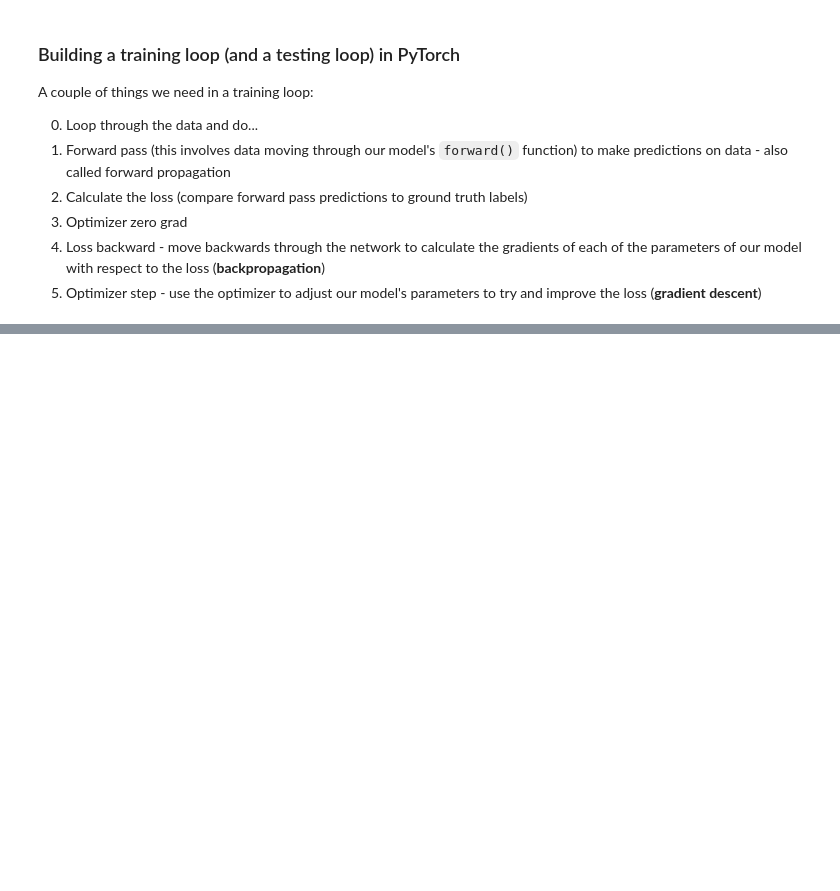
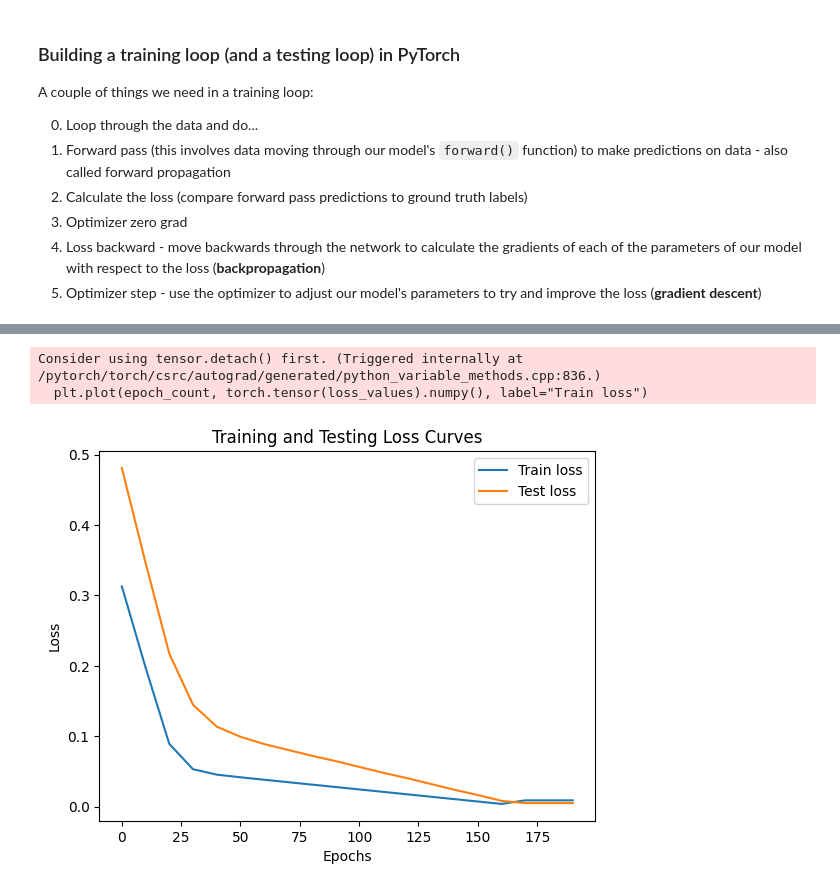
Before and after one commit to Jayden-Trading/PyTorch-Deep-Learning, a Jupyter notebook: 01_pytorch_workflow_video.ipynb, the cells around one changed output, grey strips where cells are left out. Saved outputs shown, nothing was run; the diff lists cells and outputs as text; code cells hidden in the pictures; blank space fills up the shorter version.

```diff
--- a/01_pytorch_workflow_video.ipynb
+++ b/01_pytorch_workflow_video.ipynb
@@ -272,10 +273,16 @@ A couple of things we need in a training loop:
 4. Loss backward - move backwards through the network to calculate the gradients of each of the parameters of our model with respect to the loss (**backpropagation**)
 5. Optimizer step - use the optimizer to adjust our model's parameters to try and improve the loss (**gradient descent**)
 # %%
+%%time
 torch.manual_seed(42)
 
 # An epoch is one loop through the data... (this is a hyperparameters because we've set it ourselves)
-epochs = 100
+epochs = 200
+
+# Track different values
+epoch_count = []
+loss_values = []
+test_loss_values = []
 
 ### Training
 # 0. Loop through the data
@@ -288,7 +295,6 @@ for epoch in range(epochs):
 
     # 2. Calculate the loss
     loss = loss_fn(y_pred, y_train)
-    print(f"Loss: {loss}")
 
     # 3. Optimizer zero grad (zero the gradients of the optimizer, as they accumulate by default)
     optimizer.zero_grad()
@@ -299,8 +305,21 @@ for epoch in range(epochs):
     # 5. Step the optimizer (perform gradient descent)
     optimizer.step() # by default how the optimizer changes will acculumate through the loop so... we have to zero them above in step 3 for the next iteration of the loop
 
-    model_0.eval() # turns off gradient tracking
+    ### Testing
+    model_0.eval() # turns off different settings in the model not needed for evaluation/testing (dropout/batch norm layers)
+    with torch.inference_mode(): # turns off gradient tracking & a couple more things behind the scenes
+        # 1. Do the forward pass
+        test_pred = model_0(X_test)
 
-    # Print out model state_dict()
-    print(model_0.state_dict())
+        # 2. Calculate the loss
+        test_loss = loss_fn(test_pred, y_test)
+
+    # Print out what's happening
+    if epoch % 10 == 0:
+        epoch_count.append(epoch)
+        loss_values.append(loss)
+        test_loss_values.append(test_loss)
+        print(f"Epoch: {epoch}  | Test: {loss}  | Test loss: {test_loss}")
+
+        print(model_0.state_dict())
 # %% [output]
@@ -324,3 +343,15 @@ OrderedDict({'weights': tensor([0.5784]), 'bias': tensor([0.3513])})
+# %%
+# Plot the loss curves
+plt.plot(epoch_count, torch.tensor(loss_values).numpy(), label="Train loss")
+plt.plot(epoch_count, test_loss_values, label="Test loss")
+plt.title("Training and Testing Loss Curves")
+plt.ylabel("Loss")
+plt.xlabel("Epochs")
+plt.legend();
+# %% [output]
+Consider using tensor.detach() first. (Triggered internally at /pytorch/torch/csrc/autograd/generated/python_variable_methods.cpp:836.)
+  plt.plot(epoch_count, torch.tensor(loss_values).numpy(), label="Train loss")
+[figure, added]
 # %%
 with torch.inference_mode():
     y_preds_new = model_0(X_test)
```
Also changed, not shown: parts of 36 cells of this notebook, 2 other files.
